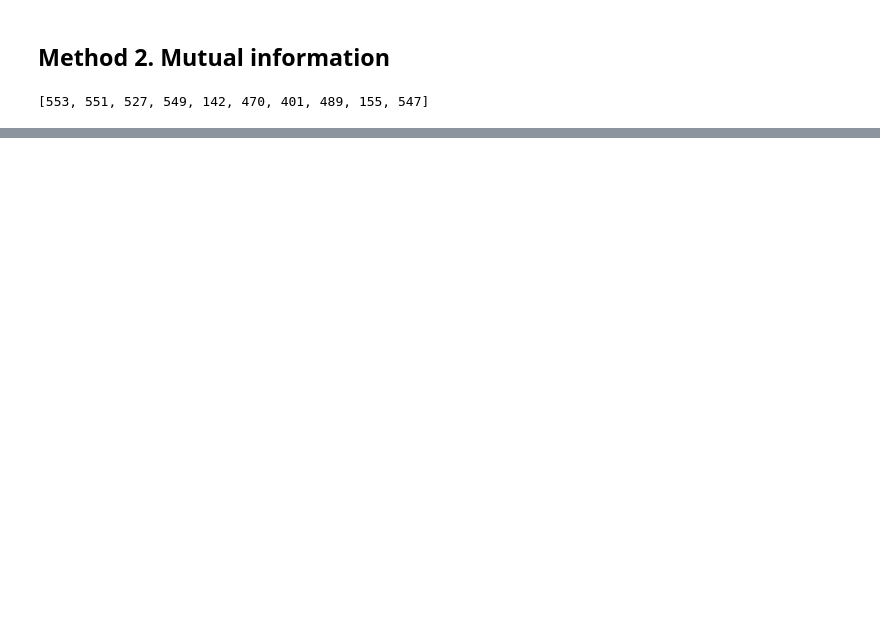
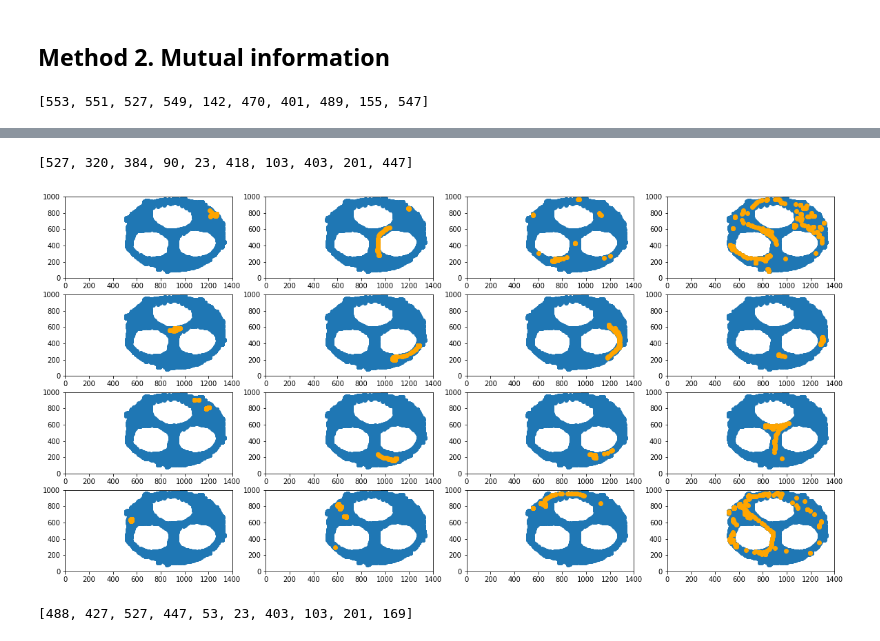
Before and after one commit to 0x50f13/cover, a Jupyter notebook: notebooks/best_neurons.ipynb, the cells around one changed output, grey strips where cells are left out. Drawn from its saved outputs; the diff is of its cells as text; code cells hidden in the pictures; blank space fills up the shorter version.

Commit message:
Built all plots

```diff
--- a/notebooks/best_neurons.ipynb
+++ b/notebooks/best_neurons.ipynb
@@ -187,0 +170,17 @@ f_scored_si[:10]
+# %%
+f_scored_mi[:10]
+# %% [output]
+[527, 320, 384, 90, 23, 418, 103, 403, 201, 447]
+# %%
+scores=dict()
+for x in tqdm(data.columns[7:]):
+    i=int(x.split(".")[0])
+    scores[i]=(si_score(data[str(i)+".0"],labels))
+f_scored_si=[k for k, v in sorted(scores.items(), key=lambda item: item[1])]
+multiplot(f_scored_si[:16])
+# %% [output]
+[figure, added]
+# %%
+f_scored_si[:10]
+# %% [output]
+[488, 427, 527, 447, 53, 23, 403, 103, 201, 169]
```
Also changed, not shown: parts of 26 cells of this notebook, 1 other file.
